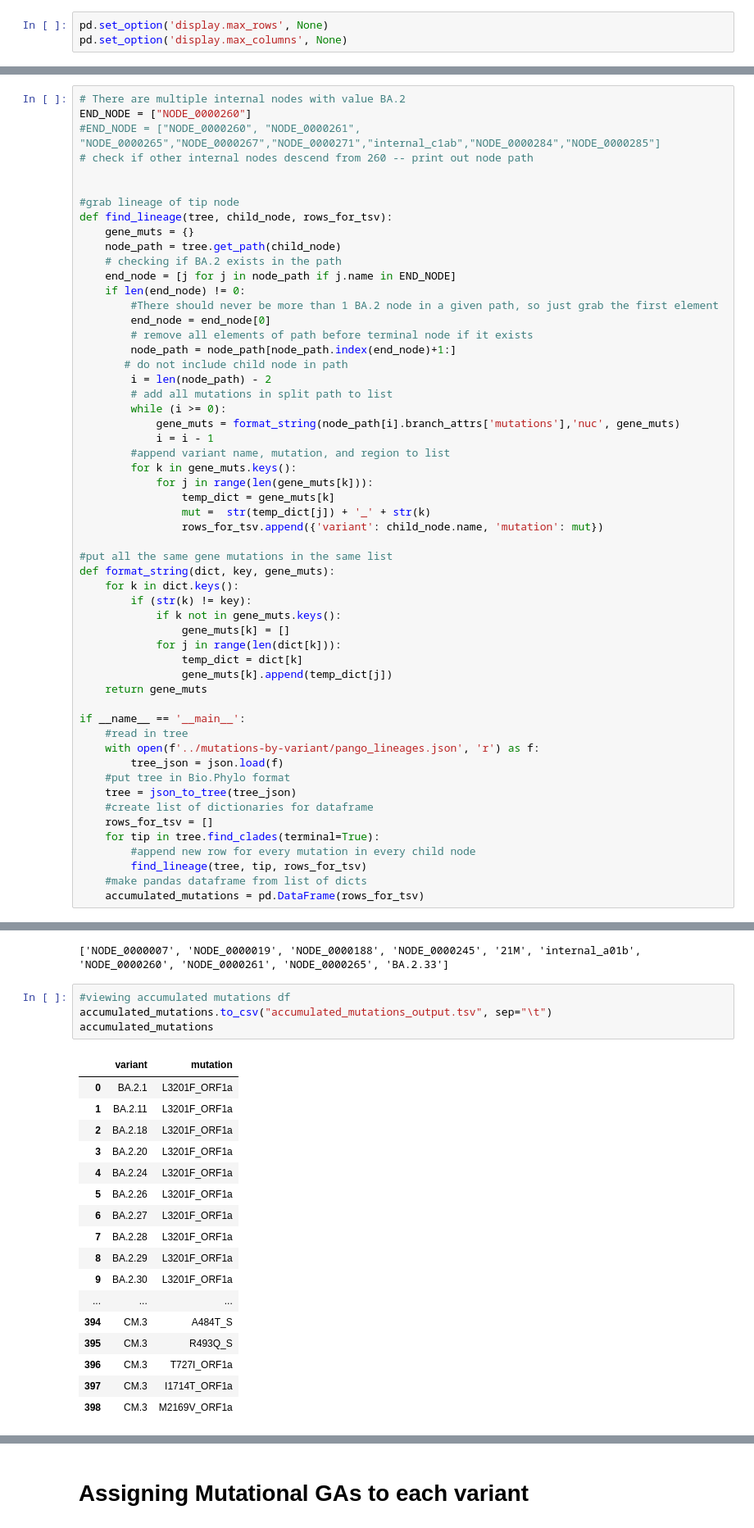
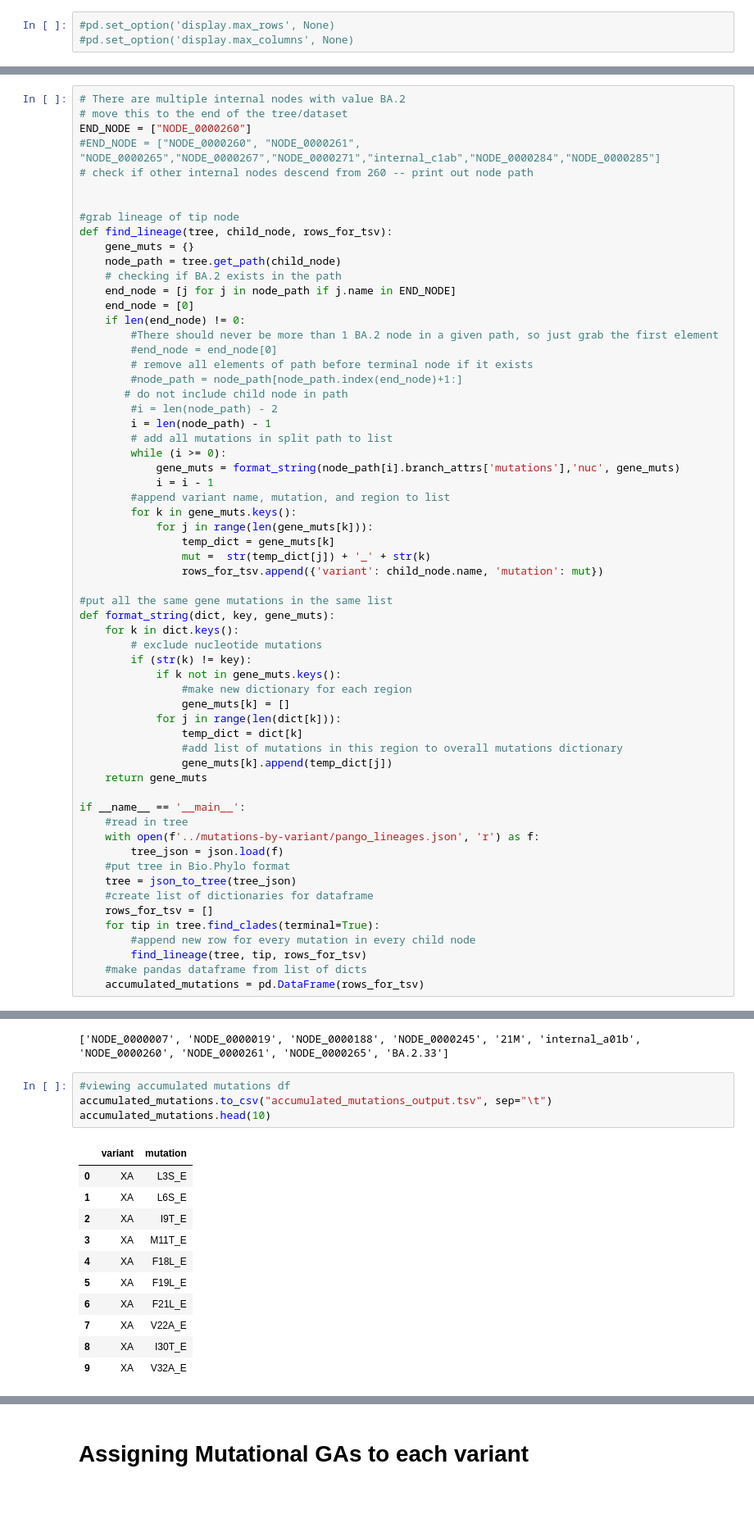
Before and after one commit to blab/sars2-epistasis-modeling, a Jupyter notebook: mutations-by-variant/Epistasis_project_pipeline.ipynb, the cells around one changed output, grey strips where cells are left out. Shown at 82% size. Cells and saved outputs as stored; diff of their text form; blank space fills up the shorter version.

```diff
--- a/mutations-by-variant/Epistasis_project_pipeline.ipynb
+++ b/mutations-by-variant/Epistasis_project_pipeline.ipynb
@@ -7,12 +7,13 @@ from augur.utils import json_to_tree
 import json
 import math
 # %%
-pd.set_option('display.max_rows', None)
-pd.set_option('display.max_columns', None)
+#pd.set_option('display.max_rows', None)
+#pd.set_option('display.max_columns', None)
 # %% [markdown]
 # Grabbing accumulated mutations for each variant
 # %%
 # There are multiple internal nodes with value BA.2
+# move this to the end of the tree/dataset
 END_NODE = ["NODE_0000260"]
 #END_NODE = ["NODE_0000260", "NODE_0000261", "NODE_0000265","NODE_0000267","NODE_0000271","internal_c1ab","NODE_0000284","NODE_0000285"]
 # check if other internal nodes descend from 260 -- print out node path
@@ -24,13 +25,15 @@ def find_lineage(tree, child_node, rows_for_tsv):
     node_path = tree.get_path(child_node)
     # checking if BA.2 exists in the path
     end_node = [j for j in node_path if j.name in END_NODE]
+    end_node = [0]
     if len(end_node) != 0:
         #There should never be more than 1 BA.2 node in a given path, so just grab the first element
-        end_node = end_node[0]
+        #end_node = end_node[0]
         # remove all elements of path before terminal node if it exists
-        node_path = node_path[node_path.index(end_node)+1:]
+        #node_path = node_path[node_path.index(end_node)+1:]
        # do not include child node in path
-        i = len(node_path) - 2
+        #i = len(node_path) - 2
+        i = len(node_path) - 1
         # add all mutations in split path to list
         while (i >= 0):
             gene_muts = format_string(node_path[i].branch_attrs['mutations'],'nuc', gene_muts)
@@ -45,11 +48,14 @@ def find_lineage(tree, child_node, rows_for_tsv):
 #put all the same gene mutations in the same list
 def format_string(dict, key, gene_muts):
     for k in dict.keys():
+        # exclude nucleotide mutations
         if (str(k) != key):
             if k not in gene_muts.keys():
+                #make new dictionary for each region
                 gene_muts[k] = []
             for j in range(len(dict[k])):
                 temp_dict = dict[k]
+                #add list of mutations in this region to overall mutations dictionary
                 gene_muts[k].append(temp_dict[j])
     return gene_muts
 
@@ -86,22 +89,16 @@ for tip in tree.find_clades(terminal=True):
 # %%
 #viewing accumulated mutations df
 accumulated_mutations.to_csv("accumulated_mutations_output.tsv", sep="\t")
-accumulated_mutations
+accumulated_mutations.head(10)
 # %% [output]
 |  | variant | mutation |
-| 0 | BA.2.1 | L3201F_ORF1a |
-| 1 | BA.2.11 | L3201F_ORF1a |
-| 2 | BA.2.18 | L3201F_ORF1a |
-| 3 | BA.2.20 | L3201F_ORF1a |
-| 4 | BA.2.24 | L3201F_ORF1a |
-| 5 | BA.2.26 | L3201F_ORF1a |
-| 6 | BA.2.27 | L3201F_ORF1a |
-| 7 | BA.2.28 | L3201F_ORF1a |
-| 8 | BA.2.29 | L3201F_ORF1a |
-| 9 | BA.2.30 | L3201F_ORF1a |
-| ... | ... | ... |
-| 394 | CM.3 | A484T_S |
-| 395 | CM.3 | R493Q_S |
-| 396 | CM.3 | T727I_ORF1a |
-| 397 | CM.3 | I1714T_ORF1a |
-| 398 | CM.3 | M2169V_ORF1a |
+| 0 | XA | L3S_E |
+| 1 | XA | L6S_E |
+| 2 | XA | I9T_E |
+| 3 | XA | M11T_E |
+| 4 | XA | F18L_E |
+| 5 | XA | F19L_E |
+| 6 | XA | F21L_E |
+| 7 | XA | V22A_E |
+| 8 | XA | I30T_E |
+| 9 | XA | V32A_E |
```
Also changed, not shown: parts of 17 cells of this notebook, 1 other file.
